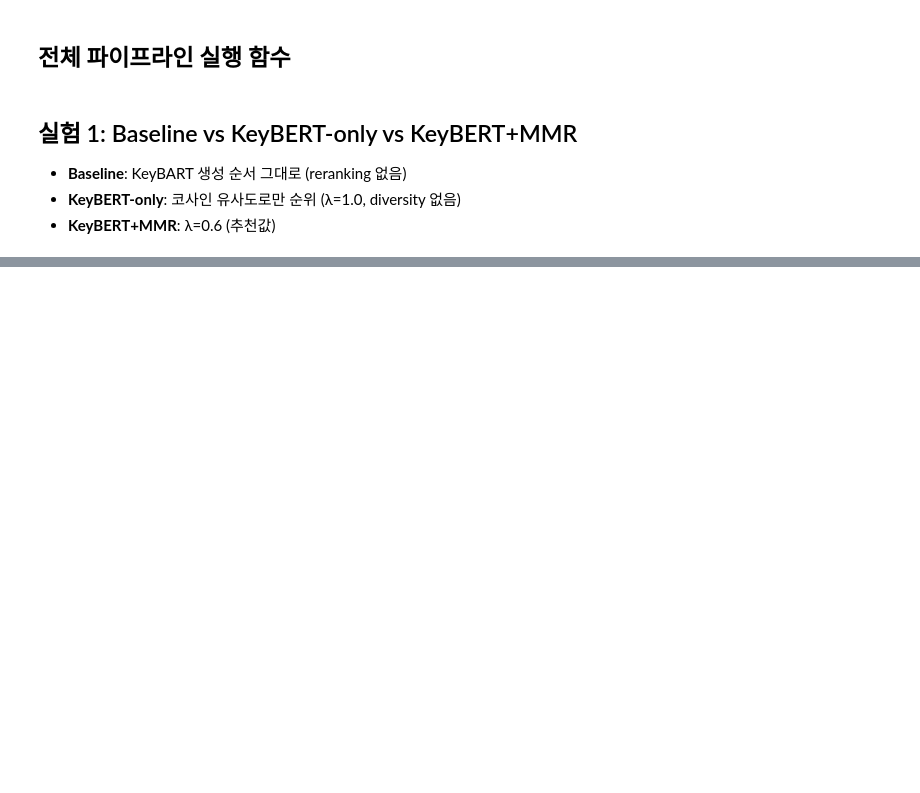
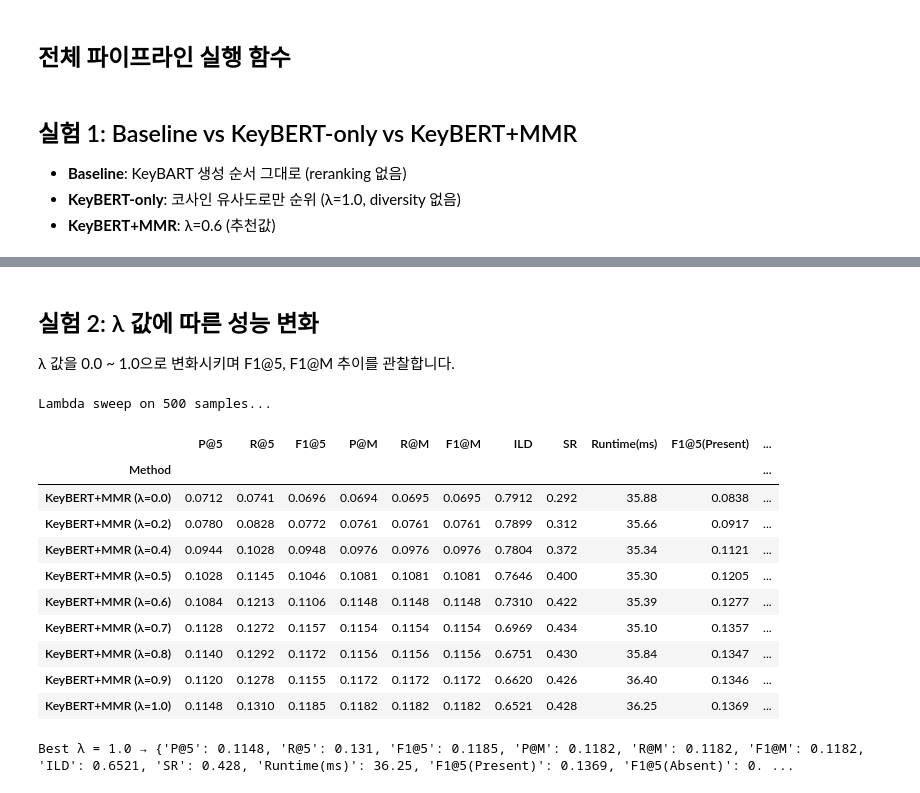
Before and after one commit to Token5ive/keyphrase-extraction, a Jupyter notebook: keybert_mmr_reranker.ipynb, the cells around one changed output, grey strips where cells are left out. Drawn from its saved outputs; the diff is of its cells as text; code cells hidden in the pictures; blank space fills up the shorter version.

```diff
--- a/keybert_mmr_reranker.ipynb
+++ b/keybert_mmr_reranker.ipynb
@@ -814,0 +816,46 @@ KeyBERT+MMR (λ=0.6)                 0.0836          0.0937          0.0850
+# %% [markdown]
+## 실험 2: λ 값에 따른 성능 변화
+
+λ 값을 0.0 ~ 1.0으로 변화시키며 F1@5, F1@M 추이를 관찰합니다.
+# %%
+# 테스트할 λ 값 목록
+lambda_values = [0.0, 0.2, 0.4, 0.5, 0.6, 0.7, 0.8, 0.9, 1.0]
+sweep_results = {}
+
+# rows = [
+#     {'Method': 'Baseline (KeyBART order)',              **baseline_results},
+#     {'Method': 'KeyBERT-only (λ=1.0)',                  **keybert_only},
+#     {'Method': f'KeyBERT+MMR (λ={CONFIG["mmr_lambda"]})', **sweep_results[CONFIG["mmr_lambda"]]},
+#     {'Method': f'KeyBERT+MMR (best λ={best_lam})',      **sweep_results[best_lam]},
+# ]
+
+
+
+
+print(f'Lambda sweep on {len(records)} samples...\n')
+
+rows = []
+for lam in lambda_values:
+    mmr_results = run_pipeline(records, encoder, mmr_lambda=lam, desc='KeyBERT+MMR')
+    rows.append({'Method': f'KeyBERT+MMR (\u03bb={lam})', **mmr_results})
+    sweep_results[lam] = mmr_results
+
+df = pd.DataFrame(rows).set_index('Method')
+display(df)
+# 최적 λ 출력
+best_lam = max(sweep_results, key=lambda l: sweep_results[l][f'F1@{EVAL_K}'])
+print(f'\nBest λ = {best_lam} → {sweep_results[best_lam]}')
+# %% [output]
+Lambda sweep on 500 samples...
+|  | P@5 | R@5 | F1@5 | P@M | R@M | F1@M | ILD | SR | Runtime(ms) | F1@5(Present) | ... |
+| Method |  |  |  |  |  |  |  |  |  |  | ... |
+| KeyBERT+MMR (λ=0.0) | 0.0712 | 0.0741 | 0.0696 | 0.0694 | 0.0695 | 0.0695 | 0.7912 | 0.292 | 35.88 | 0.0838 | ... |
+| KeyBERT+MMR (λ=0.2) | 0.0780 | 0.0828 | 0.0772 | 0.0761 | 0.0761 | 0.0761 | 0.7899 | 0.312 | 35.66 | 0.0917 | ... |
+| KeyBERT+MMR (λ=0.4) | 0.0944 | 0.1028 | 0.0948 | 0.0976 | 0.0976 | 0.0976 | 0.7804 | 0.372 | 35.34 | 0.1121 | ... |
+| KeyBERT+MMR (λ=0.5) | 0.1028 | 0.1145 | 0.1046 | 0.1081 | 0.1081 | 0.1081 | 0.7646 | 0.400 | 35.30 | 0.1205 | ... |
+| KeyBERT+MMR (λ=0.6) | 0.1084 | 0.1213 | 0.1106 | 0.1148 | 0.1148 | 0.1148 | 0.7310 | 0.422 | 35.39 | 0.1277 | ... |
+| KeyBERT+MMR (λ=0.7) | 0.1128 | 0.1272 | 0.1157 | 0.1154 | 0.1154 | 0.1154 | 0.6969 | 0.434 | 35.10 | 0.1357 | ... |
+| KeyBERT+MMR (λ=0.8) | 0.1140 | 0.1292 | 0.1172 | 0.1156 | 0.1156 | 0.1156 | 0.6751 | 0.430 | 35.84 | 0.1347 | ... |
+| KeyBERT+MMR (λ=0.9) | 0.1120 | 0.1278 | 0.1155 | 0.1172 | 0.1172 | 0.1172 | 0.6620 | 0.426 | 36.40 | 0.1346 | ... |
+| KeyBERT+MMR (λ=1.0) | 0.1148 | 0.1310 | 0.1185 | 0.1182 | 0.1182 | 0.1182 | 0.6521 | 0.428 | 36.25 | 0.1369 | ... |
+Best λ = 1.0 → {'P@5': 0.1148, 'R@5': 0.131, 'F1@5': 0.1185, 'P@M': 0.1182, 'R@M': 0.1182, 'F1@M': 0.1182, 'ILD': 0.6521, 'SR': 0.428, 'Runtime(ms)': 36.25, 'F1@5(Present)': 0.1369, 'F1@5(Absent)': 0. ...
```
Also changed, not shown: parts of 16 cells of this notebook, 1 other file.
